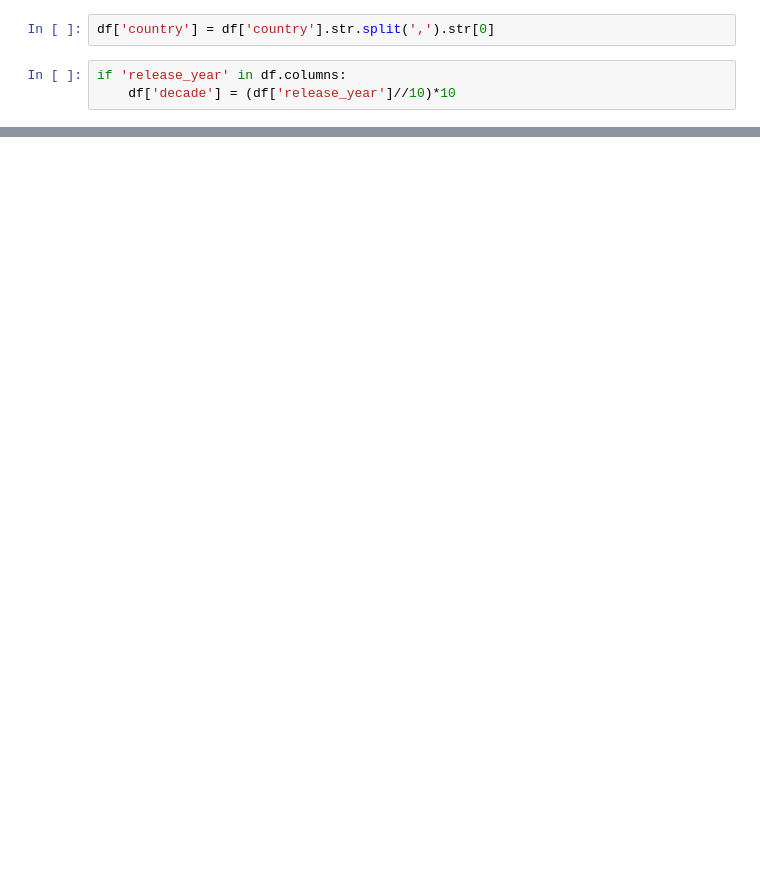
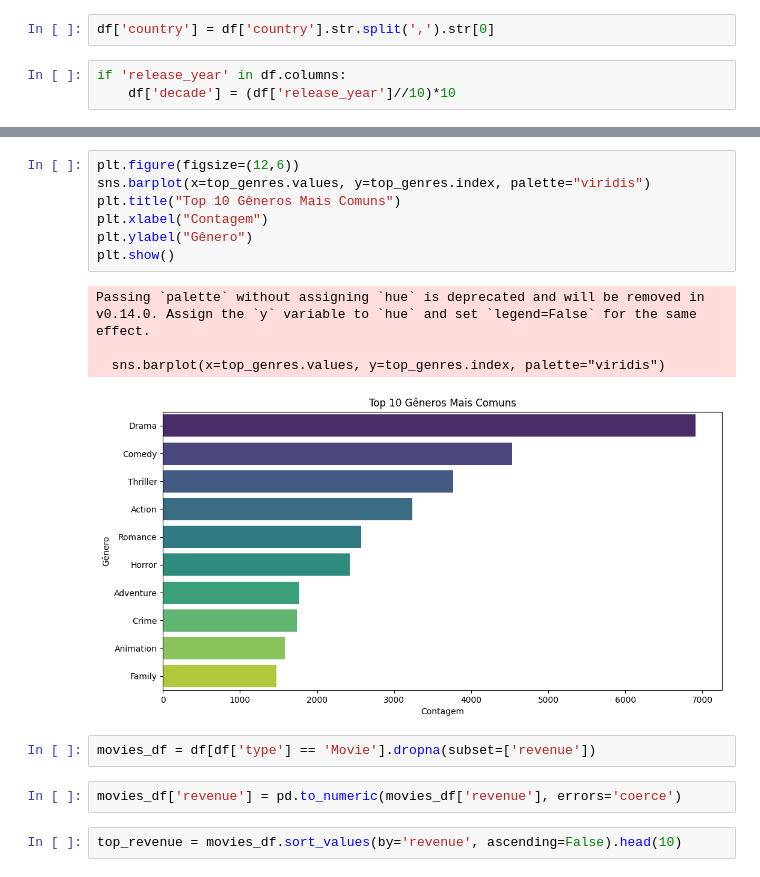
Before and after one commit to Oracimene/Dashboard-Netflix, a Jupyter notebook: Netflix/Netflix.ipynb, the cells around one changed output, grey strips where cells are left out. Cells and saved outputs as stored; diff of their text form; blank space fills up the shorter version.

```diff
--- a/Netflix/Netflix.ipynb
+++ b/Netflix/Netflix.ipynb
@@ -59,0 +64,18 @@ if 'release_year' in df.columns:
+# %%
+plt.figure(figsize=(12,6))
+sns.barplot(x=top_genres.values, y=top_genres.index, palette="viridis")
+plt.title("Top 10 Gêneros Mais Comuns")
+plt.xlabel("Contagem")
+plt.ylabel("Gênero")
+plt.show()
+# %% [output]
+Passing `palette` without assigning `hue` is deprecated and will be removed in v0.14.0. Assign the `y` variable to `hue` and set `legend=False` for the same effect.
+
+  sns.barplot(x=top_genres.values, y=top_genres.index, palette="viridis")
+[figure, added]
+# %%
+movies_df = df[df['type'] == 'Movie'].dropna(subset=['revenue'])
+# %%
+movies_df['revenue'] = pd.to_numeric(movies_df['revenue'], errors='coerce')
+# %%
+top_revenue = movies_df.sort_values(by='revenue', ascending=False).head(10)
```
Also changed, not shown: parts of 20 cells of this notebook.
